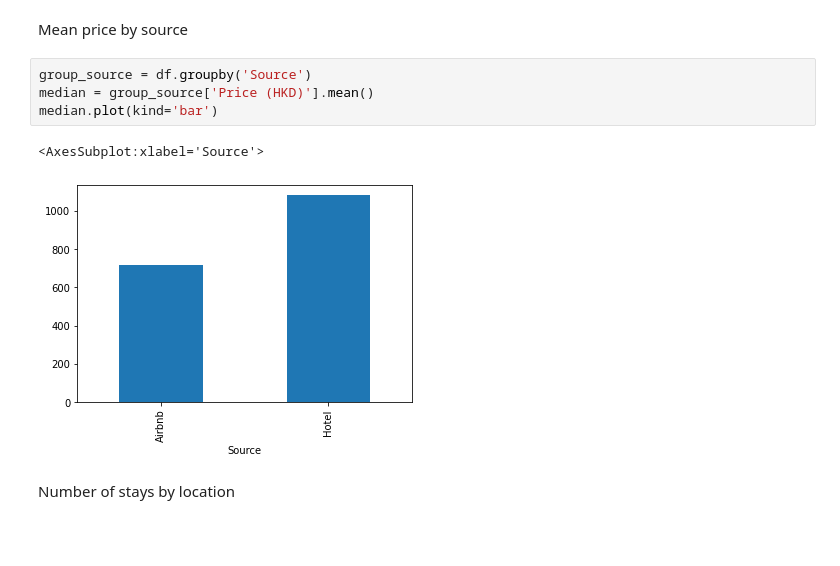
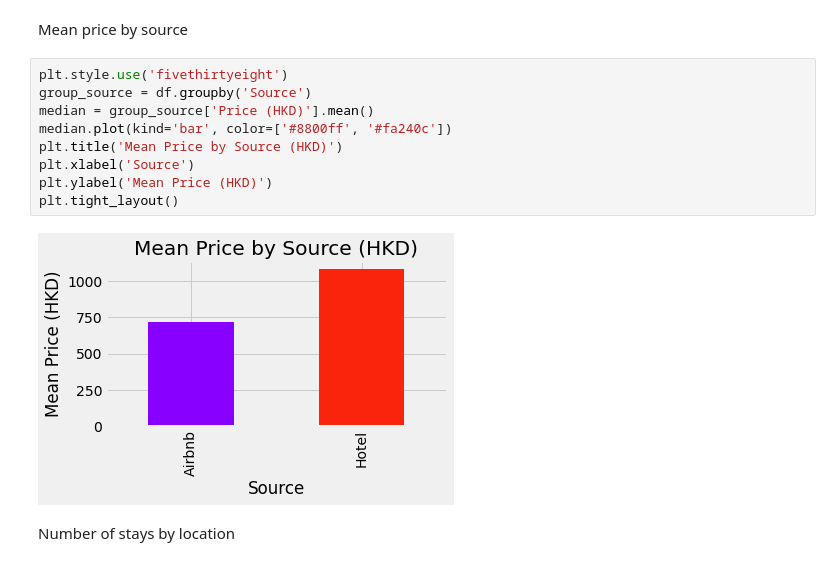
Before and after one commit to oscardata963/Acccommodation-Price-Prediction, a Jupyter notebook: prediction/accommodation_analysis.ipynb, the cells around one changed output. Saved outputs shown, nothing was run; the diff lists cells and outputs as text; blank space fills up the shorter version.

Commit message:
changed colors

```diff
--- a/prediction/accommodation_analysis.ipynb
+++ b/prediction/accommodation_analysis.ipynb
@@ -19,11 +19,15 @@ df.head()
 # %% [markdown]
 Mean price by source
 # %%
+plt.style.use('fivethirtyeight')
 group_source = df.groupby('Source')
 median = group_source['Price (HKD)'].mean()
-median.plot(kind='bar')
+median.plot(kind='bar', color=['#8800ff', '#fa240c'])
+plt.title('Mean Price by Source (HKD)')
+plt.xlabel('Source')
+plt.ylabel('Mean Price (HKD)')
+plt.tight_layout()
 # %% [output]
-<AxesSubplot:xlabel='Source'>
-[figure, old version]
+[figure, new version]
 # %% [markdown]
 Number of stays by location
```
Also changed, not shown: parts of 6 cells of this notebook.
